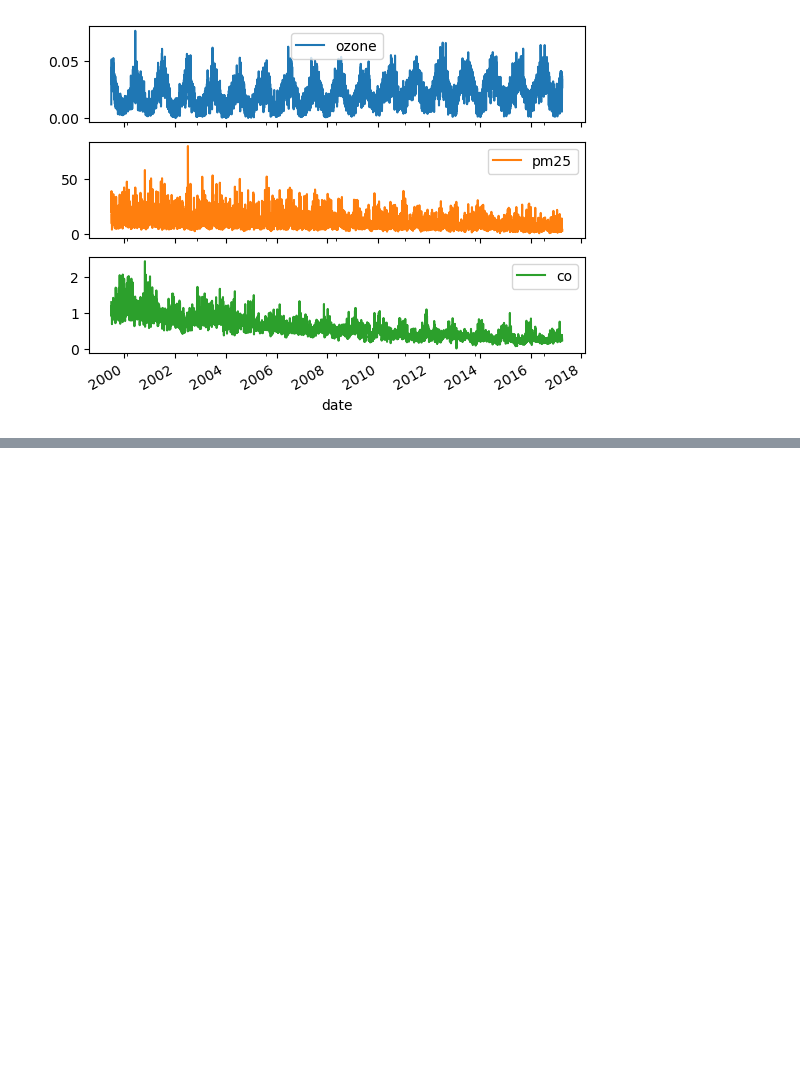
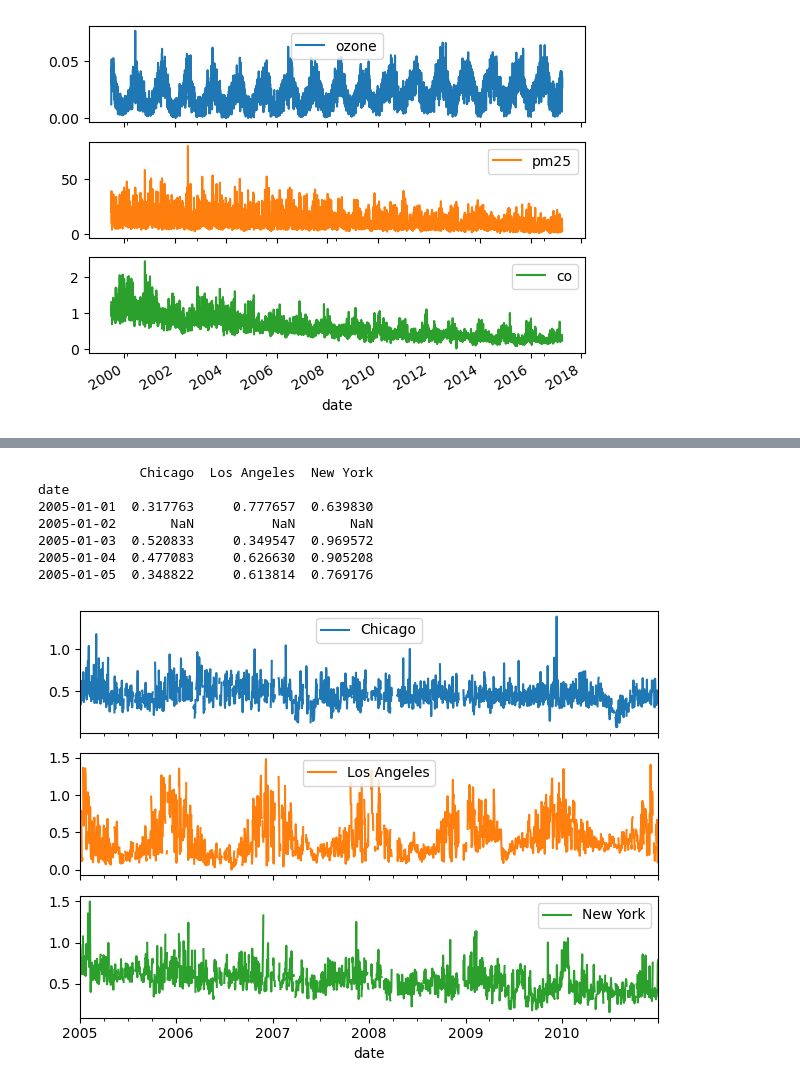
Before and after one commit to Htet-Khant-Linn/STAT_303_-Time_Series_Analysis, a Jupyter notebook: DataCamp/1. Manipulating Time Series Data in Python/ts_in_pandas.ipynb, the cells around one changed output, grey strips where cells are left out. Saved outputs shown, nothing was run; the diff lists cells and outputs as text; code cells hidden in the pictures; blank space fills up the shorter version.

```diff
--- a/DataCamp/1. Manipulating Time Series Data in Python/ts_in_pandas.ipynb
+++ b/DataCamp/1. Manipulating Time Series Data in Python/ts_in_pandas.ipynb
@@ -150,0 +194,4 @@ plt.show()
+# %%
+co = pd.read_csv('data/co_cities.csv')
+print(co.info())
+print(co.head())
@@ -150,0 +217,7 @@ plt.show()
+# %%
+# set to datetime64 format
+
+co.date = pd.to_datetime(co.date)
+co.set_index('date', inplace=True)
+print(co.info())
+print(co.head())
@@ -150,0 +243,19 @@ plt.show()
+# %%
+# Set frequency to calendar daily
+
+co = co.asfreq('D')
+print(co.head())
+
+co.plot(subplots=True)
+plt.savefig('output/co_daily_freq.png')
+plt.tight_layout()
+plt.show()
+# %% [output]
+             Chicago  Los Angeles  New York
+date
+2005-01-01  0.317763     0.777657  0.639830
+2005-01-02       NaN          NaN       NaN
+2005-01-03  0.520833     0.349547  0.969572
+2005-01-04  0.477083     0.626630  0.905208
+2005-01-05  0.348822     0.613814  0.769176
+[figure, added]
```
Also changed, not shown: parts of 15 cells of this notebook, 7 other files.
